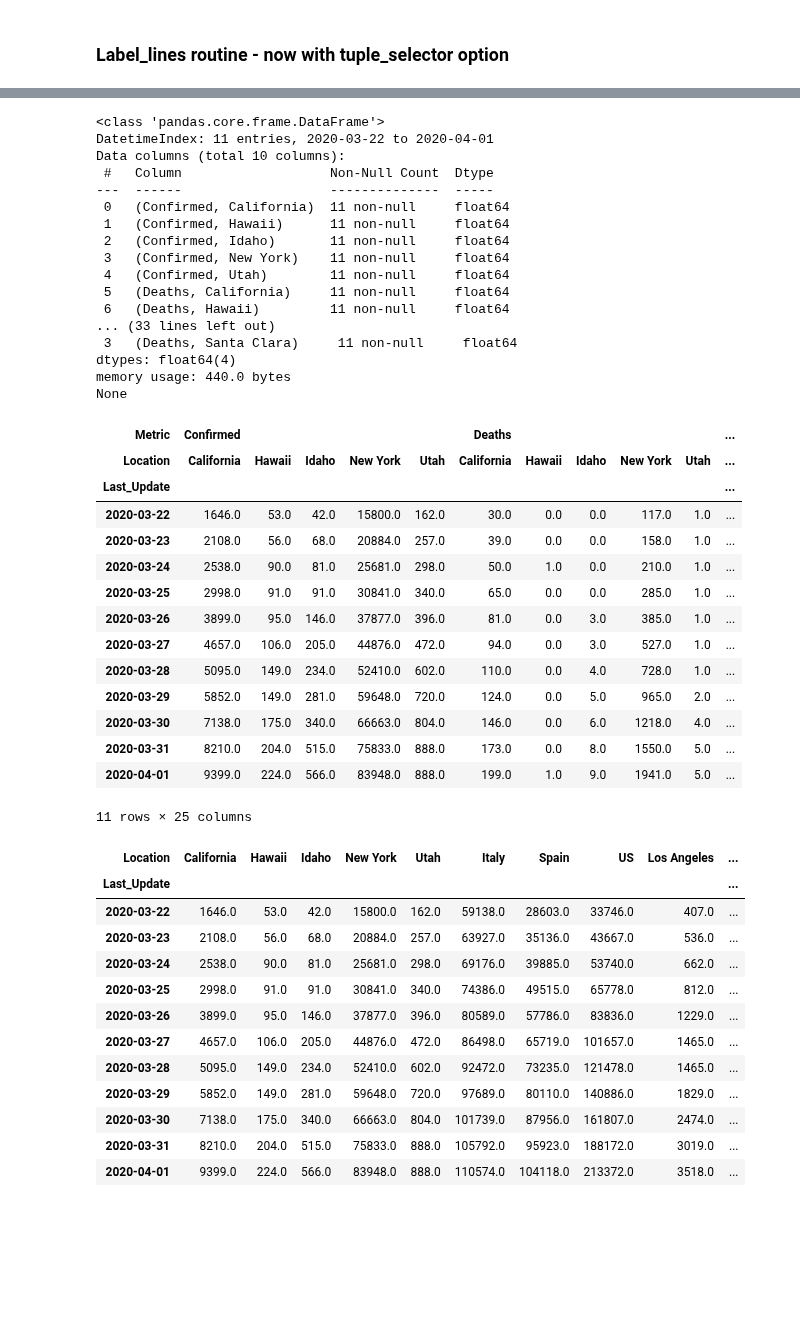
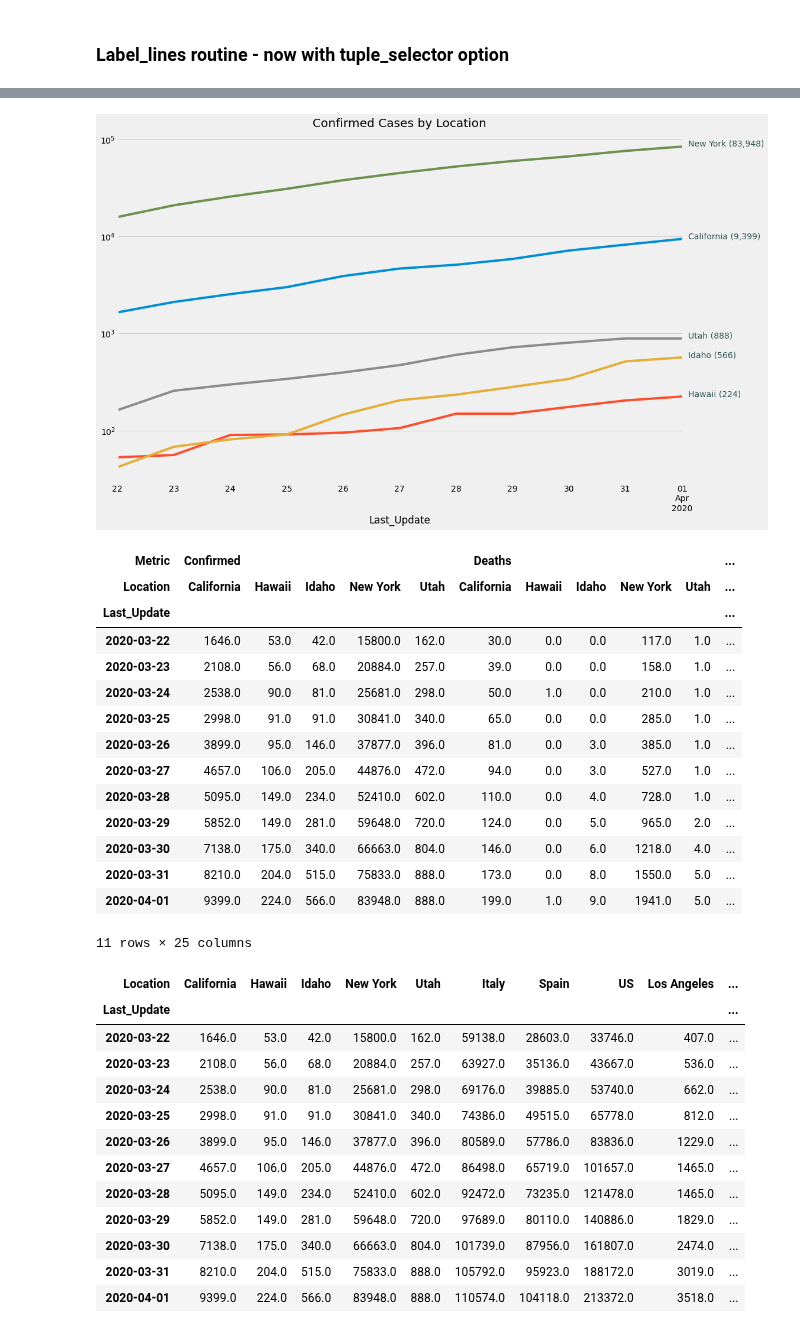
Before and after one commit to dyoung418/COVID-19, a Jupyter notebook: dailies_goodfile.ipynb, the cells around one changed output, grey strips where cells are left out. Saved outputs shown, nothing was run; the diff lists cells and outputs as text; code cells hidden in the pictures; blank space fills up the shorter version.

```diff
--- a/dailies_goodfile.ipynb
+++ b/dailies_goodfile.ipynb
@@ -412,3 +418,16 @@ plt.show()
+# %%
+graphdf = (df.loc[:,idx[Any,'Confirmed',Any,['California', 'Utah', 'New York', 'Hawaii', 'Idaho'],Any]]
+           .groupby('Province_State', axis='columns')
+           .sum()
+          )
+ax = graphdf.plot(logy=True, legend=False)
+label_lines(graphdf, ax, tuple_selector=None, print_value=True)
+plt.title('Confirmed Cases by Location')
+plt.tight_layout()
+sns.despine()
+plt.show()
+# %% [output]
+[figure, added]
 # %%
 locations = {
     'Province_State': idx[:,:,:,['California', 'Utah', 'New York', 'Hawaii', 'Idaho'],:],
@@ -423,7 +442,7 @@ for level, indexer in locations.items():
            .sum()
        )
     test.rename_axis(('Metric', 'Location'), axis="columns", inplace=True)
-    print(test.info())
+    #print(test.info())
     if last_table is None:
         last_table = test
         continue
@@ -431,38 +450,21 @@ for level, indexer in locations.items():
 df_select = last_table
 df_select
 # %% [output]
+| Metric | Confirmed |  |  |  |  | Deaths |  |  |  |  | ... |
+| Location | California | Hawaii | Idaho | New York | Utah | California | Hawaii | Idaho | New York | Utah | ... |
+| Last_Update |  |  |  |  |  |  |  |  |  |  | ... |
+| 2020-03-22 | 1646.0 | 53.0 | 42.0 | 15800.0 | 162.0 | 30.0 | 0.0 | 0.0 | 117.0 | 1.0 | ... |
+| 2020-03-23 | 2108.0 | 56.0 | 68.0 | 20884.0 | 257.0 | 39.0 | 0.0 | 0.0 | 158.0 | 1.0 | ... |
+| 2020-03-24 | 2538.0 | 90.0 | 81.0 | 25681.0 | 298.0 | 50.0 | 1.0 | 0.0 | 210.0 | 1.0 | ... |
+| 2020-03-25 | 2998.0 | 91.0 | 91.0 | 30841.0 | 340.0 | 65.0 | 0.0 | 0.0 | 285.0 | 1.0 | ... |
+| 2020-03-26 | 3899.0 | 95.0 | 146.0 | 37877.0 | 396.0 | 81.0 | 0.0 | 3.0 | 385.0 | 1.0 | ... |
+| 2020-03-27 | 4657.0 | 106.0 | 205.0 | 44876.0 | 472.0 | 94.0 | 0.0 | 3.0 | 527.0 | 1.0 | ... |
+| 2020-03-28 | 5095.0 | 149.0 | 234.0 | 52410.0 | 602.0 | 110.0 | 0.0 | 4.0 | 728.0 | 1.0 | ... |
+| 2020-03-29 | 5852.0 | 149.0 | 281.0 | 59648.0 | 720.0 | 124.0 | 0.0 | 5.0 | 965.0 | 2.0 | ... |
+| 2020-03-30 | 7138.0 | 175.0 | 340.0 | 66663.0 | 804.0 | 146.0 | 0.0 | 6.0 | 1218.0 | 4.0 | ... |
+| 2020-03-31 | 8210.0 | 204.0 | 515.0 | 75833.0 | 888.0 | 173.0 | 0.0 | 8.0 | 1550.0 | 5.0 | ... |
+| 2020-04-01 | 9399.0 | 224.0 | 566.0 | 83948.0 | 888.0 | 199.0 | 1.0 | 9.0 | 1941.0 | 5.0 | ... |
-<class 'pandas.core.frame.DataFrame'>
-DatetimeIndex: 11 entries, 2020-03-22 to 2020-04-01
-Data columns (total 10 columns):
- #   Column                   Non-Null Count  Dtype
----  ------                   --------------  -----
- 0   (Confirmed, California)  11 non-null     float64
- 1   (Confirmed, Hawaii)      11 non-null     float64
- 2   (Confirmed, Idaho)       11 non-null     float64
- 3   (Confirmed, New York)    11 non-null     float64
- 4   (Confirmed, Utah)        11 non-null     float64
- 5   (Deaths, California)     11 non-null     float64
- 6   (Deaths, Hawaii)         11 non-null     float64
-... (33 lines left out)
- 3   (Deaths, Santa Clara)     11 non-null     float64
-dtypes: float64(4)
-memory usage: 440.0 bytes
-None
+11 rows × 25 columns
-| Metric | Confirmed |  |  |  |  | Deaths |  |  |  |  | ... |
-| Location | California | Hawaii | Idaho | New York | Utah | California | Hawaii | Idaho | New York | Utah | ... |
-| Last_Update |  |  |  |  |  |  |  |  |  |  | ... |
-| 2020-03-22 | 1646.0 | 53.0 | 42.0 | 15800.0 | 162.0 | 30.0 | 0.0 | 0.0 | 117.0 | 1.0 | ... |
-| 2020-03-23 | 2108.0 | 56.0 | 68.0 | 20884.0 | 257.0 | 39.0 | 0.0 | 0.0 | 158.0 | 1.0 | ... |
-| 2020-03-24 | 2538.0 | 90.0 | 81.0 | 25681.0 | 298.0 | 50.0 | 1.0 | 0.0 | 210.0 | 1.0 | ... |
-| 2020-03-25 | 2998.0 | 91.0 | 91.0 | 30841.0 | 340.0 | 65.0 | 0.0 | 0.0 | 285.0 | 1.0 | ... |
-| 2020-03-26 | 3899.0 | 95.0 | 146.0 | 37877.0 | 396.0 | 81.0 | 0.0 | 3.0 | 385.0 | 1.0 | ... |
-| 2020-03-27 | 4657.0 | 106.0 | 205.0 | 44876.0 | 472.0 | 94.0 | 0.0 | 3.0 | 527.0 | 1.0 | ... |
-| 2020-03-28 | 5095.0 | 149.0 | 234.0 | 52410.0 | 602.0 | 110.0 | 0.0 | 4.0 | 728.0 | 1.0 | ... |
-| 2020-03-29 | 5852.0 | 149.0 | 281.0 | 59648.0 | 720.0 | 124.0 | 0.0 | 5.0 | 965.0 | 2.0 | ... |
-| 2020-03-30 | 7138.0 | 175.0 | 340.0 | 66663.0 | 804.0 | 146.0 | 0.0 | 6.0 | 1218.0 | 4.0 | ... |
-| 2020-03-31 | 8210.0 | 204.0 | 515.0 | 75833.0 | 888.0 | 173.0 | 0.0 | 8.0 | 1550.0 | 5.0 | ... |
-| 2020-04-01 | 9399.0 | 224.0 | 566.0 | 83948.0 | 888.0 | 199.0 | 1.0 | 9.0 | 1941.0 | 5.0 | ... |
-11 rows × 25 columns
 # %%
 df_select['Confirmed']
 # %% [output]
```
Also changed, not shown: parts of 5 cells of this notebook, 1 other file.
